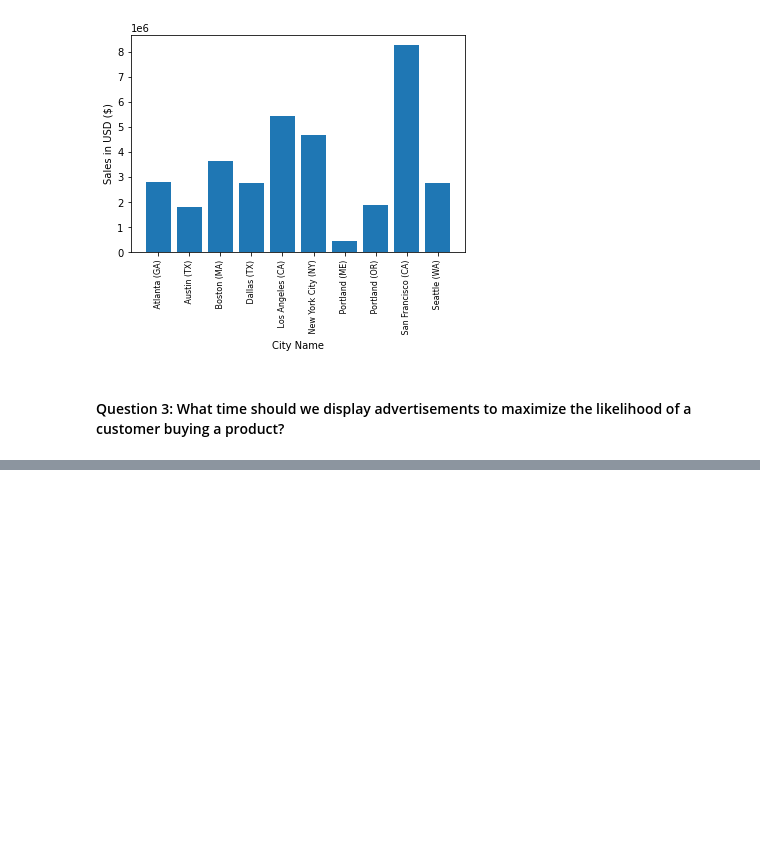
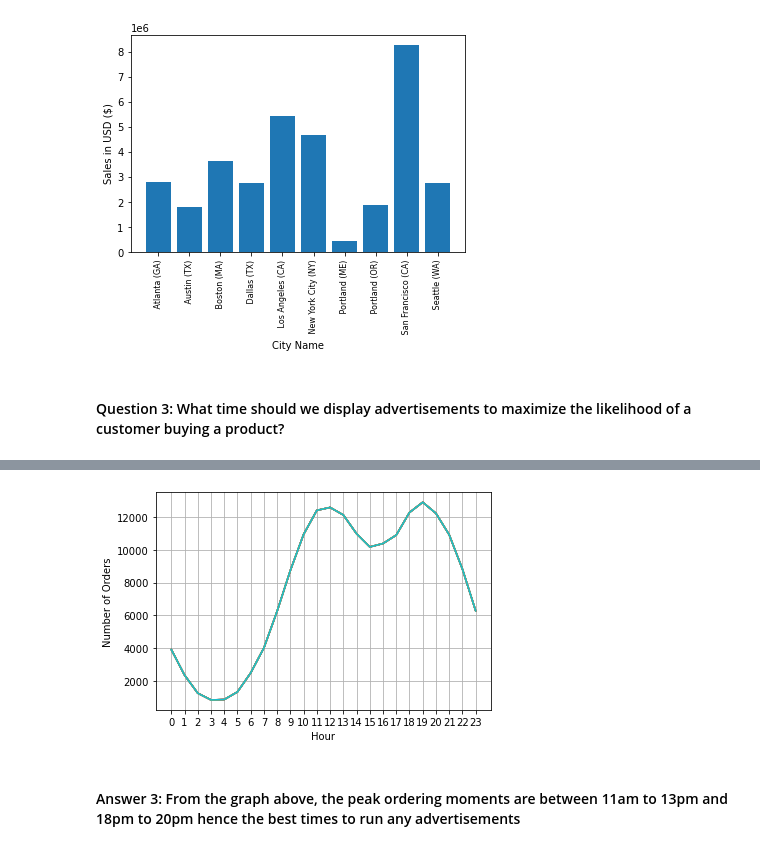
Before and after one commit to Kwabena-Kobiri/SalesAnalysis, a Jupyter notebook: Analysis.ipynb, the cells around one changed output, grey strips where cells are left out. Saved outputs shown, nothing was run; the diff lists cells and outputs as text; code cells hidden in the pictures; blank space fills up the shorter version.

Commit message:
Discovered the best moment to run an advertisement to be able to increase sales

```diff
--- a/Analysis.ipynb
+++ b/Analysis.ipynb
@@ -195,0 +187,10 @@ all_data.head()
+# %%
+# We use pd_datetime to convert the order dates to a datetime formtat
+
+all_data['Order Date'] = pd.to_datetime(all_data['Order Date'])
+# %%
+# We create an hour column and a Minute column from our datetime values
+
+all_data['Hour'] = all_data['Order Date'].dt.hour
+all_data['Minute'] = all_data['Order Date'].dt.minute
+all_data.head()
@@ -195,0 +204,15 @@ all_data.head()
+# %%
+#Representing the answer in a graphical format
+
+hours = [hour for hour, df in all_data.groupby('Hour')]
+
+plt.plot(hours, all_data.groupby(['Hour']).count())
+plt.xticks(hours)
+plt.xlabel('Hour')
+plt.ylabel('Number of Orders')
+plt.grid()
+plt.show()
+# %% [output]
+[figure, added]
+# %% [markdown]
+#### Answer 3: From the graph above, the peak ordering moments are between 11am to 13pm and 18pm to 20pm hence the best times to run any advertisements
```
Also changed, not shown: parts of 2 cells of this notebook.
